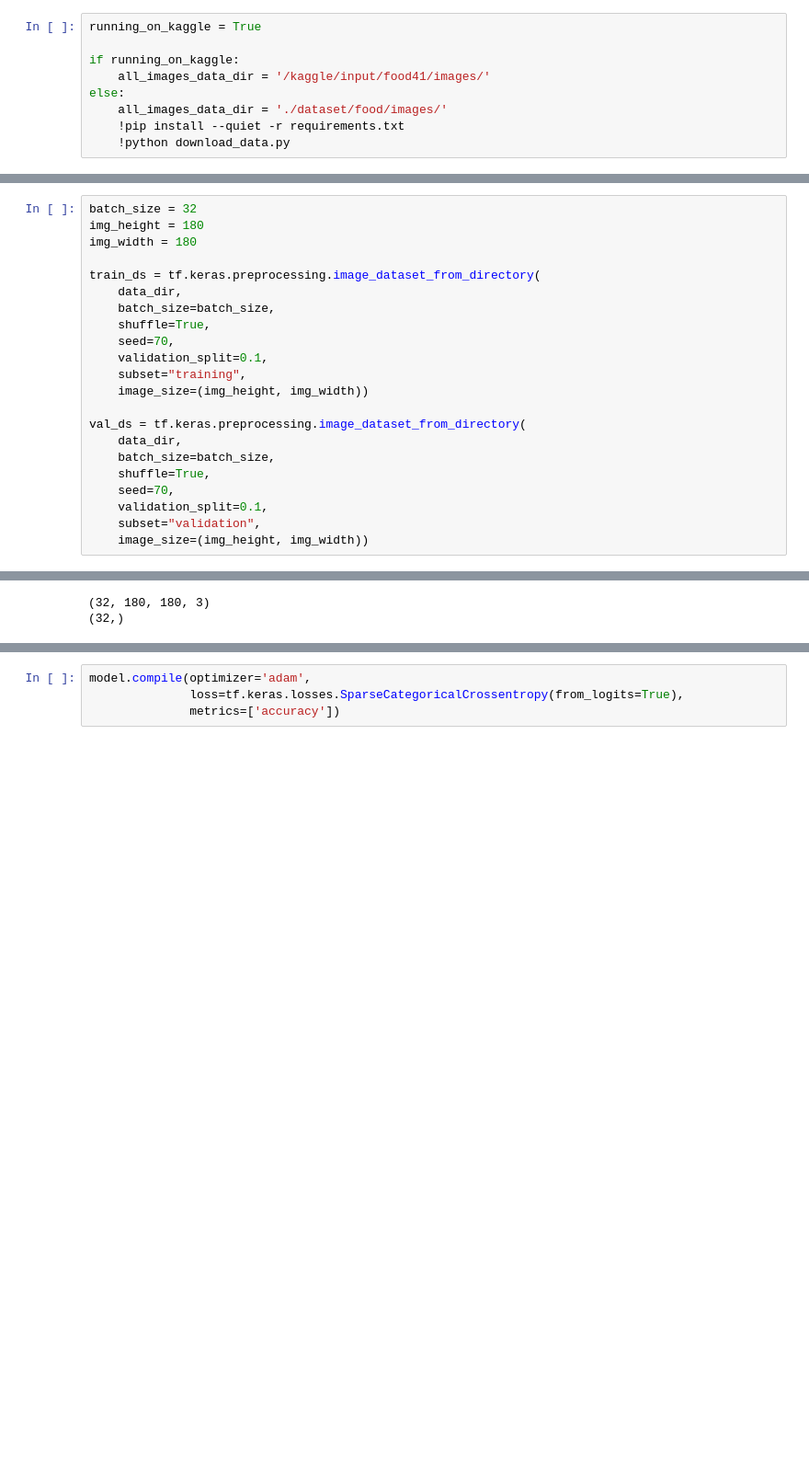
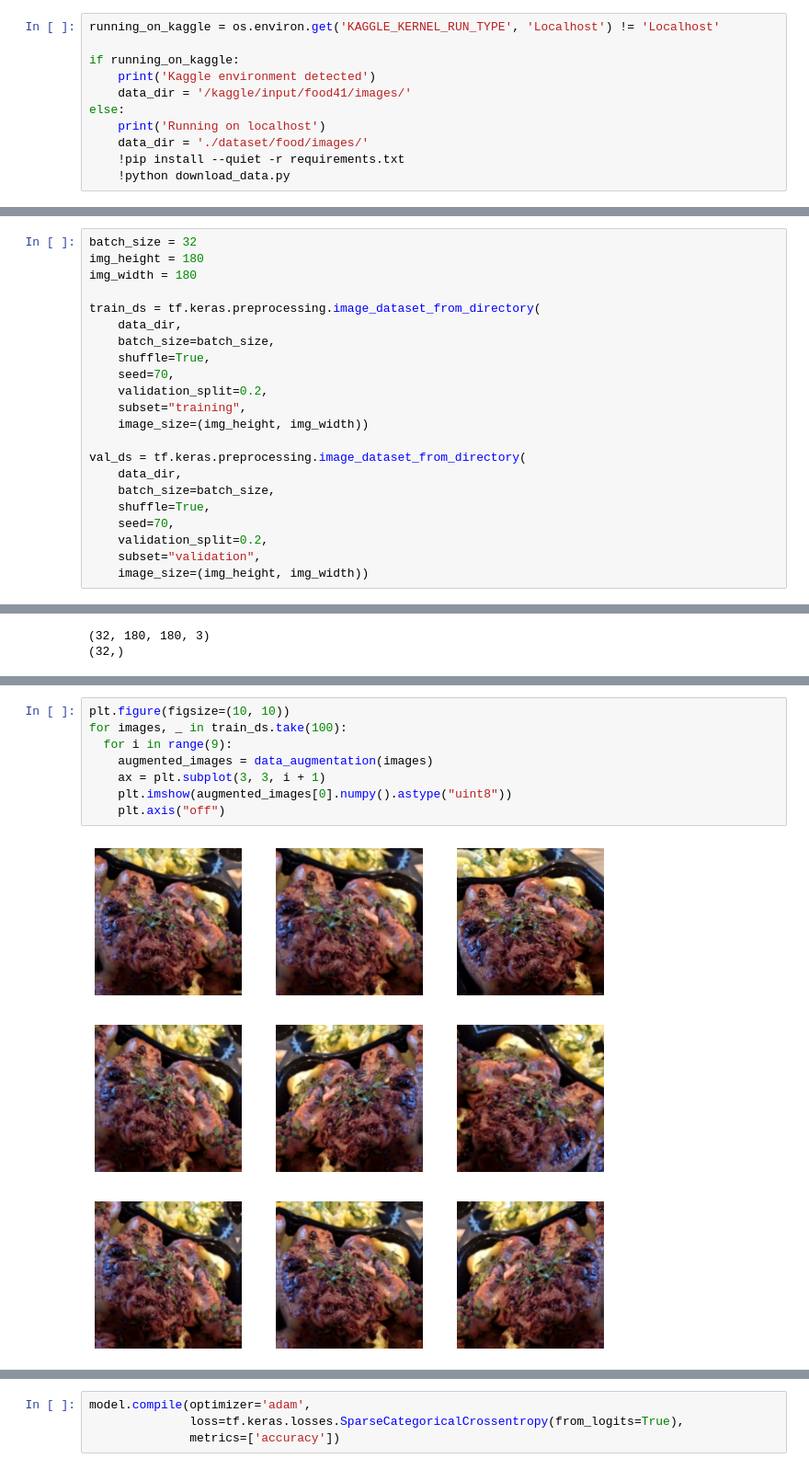
Before and after one commit to hrialan/applied-deep-learning-project, a Jupyter notebook: main.ipynb, the cells around one changed output, grey strips where cells are left out. Shown at 92% size. Cells and saved outputs as stored; diff of their text form; blank space fills up the shorter version.

Commit message:
Kaggle Notebook | applied_deep_learning | first model

```diff
--- a/main.ipynb
+++ b/main.ipynb
@@ -12,11 +13,13 @@ from tensorflow import keras
 from tensorflow.keras import layers
 from tensorflow.keras.models import Sequential
 # %%
-running_on_kaggle = True
+running_on_kaggle = os.environ.get('KAGGLE_KERNEL_RUN_TYPE', 'Localhost') != 'Localhost'
 
 if running_on_kaggle:
-    all_images_data_dir = '/kaggle/input/food41/images/'
+    print('Kaggle environment detected')
+    data_dir = '/kaggle/input/food41/images/'
 else:
-    all_images_data_dir = './dataset/food/images/'
+    print('Running on localhost')
+    data_dir = './dataset/food/images/'
     !pip install --quiet -r requirements.txt
     !python download_data.py
@@ -44,7 +51,7 @@ train_ds = tf.keras.preprocessing.image_dataset_from_directory(
     batch_size=batch_size,
     shuffle=True,
     seed=70,
-    validation_split=0.1,
+    validation_split=0.2,
     subset="training",
     image_size=(img_height, img_width))
 
@@ -53,7 +60,7 @@ val_ds = tf.keras.preprocessing.image_dataset_from_directory(
     batch_size=batch_size,
     shuffle=True,
     seed=70,
-    validation_split=0.1,
+    validation_split=0.2,
     subset="validation",
     image_size=(img_height, img_width))
 # %% [output]
@@ -113,0 +127,10 @@ print(np.min(first_image), np.max(first_image))
+# %%
+plt.figure(figsize=(10, 10))
+for images, _ in train_ds.take(100):
+  for i in range(9):
+    augmented_images = data_augmentation(images)
+    ax = plt.subplot(3, 3, i + 1)
+    plt.imshow(augmented_images[0].numpy().astype("uint8"))
+    plt.axis("off")
+# %% [output]
+[figure, added]
```
Also changed, not shown: parts of 19 cells of this notebook.
